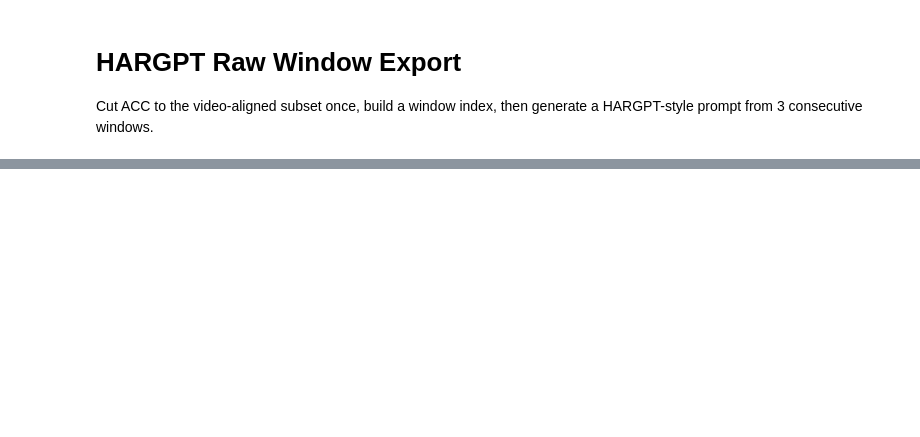
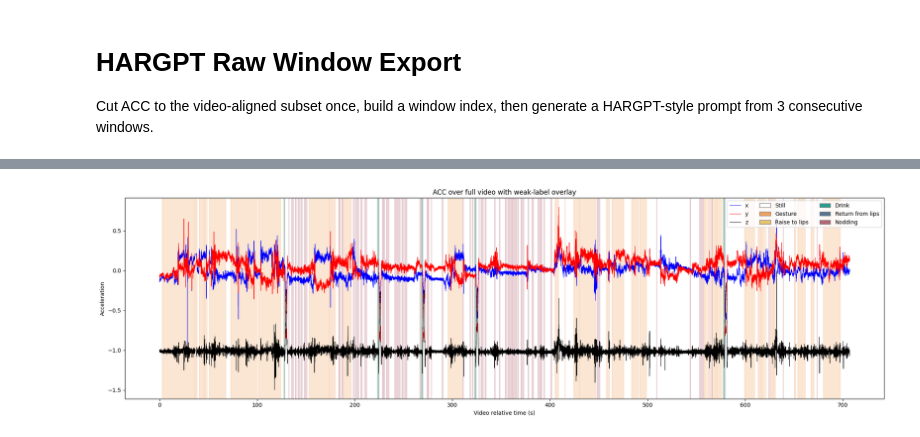
Before and after one commit to XiaoLiZaiCi113/myHARGPT, a Jupyter notebook: cup_integration/HARGPT.ipynb, the cells around one changed output, grey strips where cells are left out. Saved outputs shown, nothing was run; the diff lists cells and outputs as text; code cells hidden in the pictures; blank space fills up the shorter version.

```diff
--- a/cup_integration/HARGPT.ipynb
+++ b/cup_integration/HARGPT.ipynb
@@ -344,0 +392,86 @@ plt.rcParams["savefig.transparent"] = False
+# %%
+# Plot weak labels on the full video-aligned ACC subset
+import pandas as pd
+import matplotlib.pyplot as plt
+from matplotlib.patches import Patch
+
+WEAK_LABEL_FILE = PROJECT_ROOT / "weak_label" / f"weak_labels_{PARTICIPANT_ID}_{VIDEO_NAME}.csv"
+WEAK_LABEL_OVERLAY_PNG = OUTPUT_DIR / f"weak_labels_overlay_{PARTICIPANT_ID}_{VIDEO_NAME}.png"
+
+label_to_state = {
+    "Still": 0,
+    "Gesture": 1,
+    "Raise to lips": 2,
+    "Drink": 3,
+    "Return from lips": 4,
+    "Nodding": 5,
+}
+state_to_name = {
+    0: "Still",
+    1: "Gesture",
+    2: "Raise to lips",
+    3: "Drink",
+    4: "Return from lips",
+    5: "Nodding",
+}
+state_colors = {
+    0: "white",
+    1: "#f4a261",
+    2: "#e9c46a",
+    3: "#2a9d8f",
+    4: "#577590",
+    5: "#b56576",
+}
+
+plt.style.use("default")
+plt.rcParams["figure.facecolor"] = "white"
+plt.rcParams["axes.facecolor"] = "white"
+plt.rcParams["savefig.facecolor"] = "white"
+plt.rcParams["savefig.edgecolor"] = "white"
+plt.rcParams["savefig.transparent"] = False
+
+acc_video = pd.read_csv(ACC_VIDEO_CSV)
+acc_video["time"] = pd.to_datetime(acc_video["time"])
+acc_video["time_rel_s"] = (acc_video["time"] - video_start).dt.total_seconds()
+
+weak_df = pd.read_csv(WEAK_LABEL_FILE)
+weak_df["time"] = pd.to_datetime(weak_df["time"])
+weak_df = weak_df.sort_values("time").reset_index(drop=True)
+weak_df["time_rel_s"] = (weak_df["time"] - video_start).dt.total_seconds()
+
+weak_runs = []
+if not weak_df.empty:
+    start_idx = 0
+    for i in range(1, len(weak_df) + 1):
+        if i == len(weak_df) or weak_df.loc[i, "weak_label"] != weak_df.loc[i - 1, "weak_label"]:
+            weak_runs.append((
+                weak_df.loc[start_idx, "time_rel_s"],
+                weak_df.loc[i - 1, "time_rel_s"],
+                weak_df.loc[i - 1, "weak_label"],
+            ))
+            start_idx = i
+
+fig, ax = plt.subplots(1, 1, figsize=(20, 6))
+fig.patch.set_facecolor("white")
+ax.set_facecolor("white")
+
+for start_time, end_time, weak_label in weak_runs:
+    weak_state = label_to_state.get(str(weak_label), 0)
+    ax.axvspan(start_time, end_time, color=state_colors[int(weak_state)], alpha=0.28)
+
+ax.plot(acc_video["time_rel_s"], acc_video["x"], label="x", color="blue", linewidth=0.7)
+ax.plot(acc_video["time_rel_s"], acc_video["y"], label="y", color="red", linewidth=0.7)
+ax.plot(acc_video["time_rel_s"], acc_video["z"], label="z", color="black", linewidth=0.7)
+ax.set_title("ACC over full video with weak-label overlay")
+ax.set_ylabel("Acceleration")
+ax.set_xlabel("Video relative time (s)")
+
+legend_handles = [Patch(facecolor=state_colors[s], edgecolor="gray", label=state_to_name[s]) for s in [0, 1, 2, 3, 4, 5]]
+line_handles, line_labels = ax.get_legend_handles_labels()
+ax.legend(line_handles + legend_handles, line_labels + [state_to_name[s] for s in [0, 1, 2, 3, 4, 5]], loc="upper right", ncol=3)
+
+fig.tight_layout()
+fig.savefig(WEAK_LABEL_OVERLAY_PNG, dpi=200, bbox_inches="tight", facecolor="white", edgecolor="white", transparent=False)
+print(f"Saved weak-label overlay plot to: {WEAK_LABEL_OVERLAY_PNG}")
+WEAK_LABEL_OVERLAY_PNG
+# %% [output]
@@ -344,0 +480 @@ plt.rcParams["savefig.transparent"] = False
+[figure, added]
```
Also changed, not shown: parts of 11 cells of this notebook, 7 other files.
